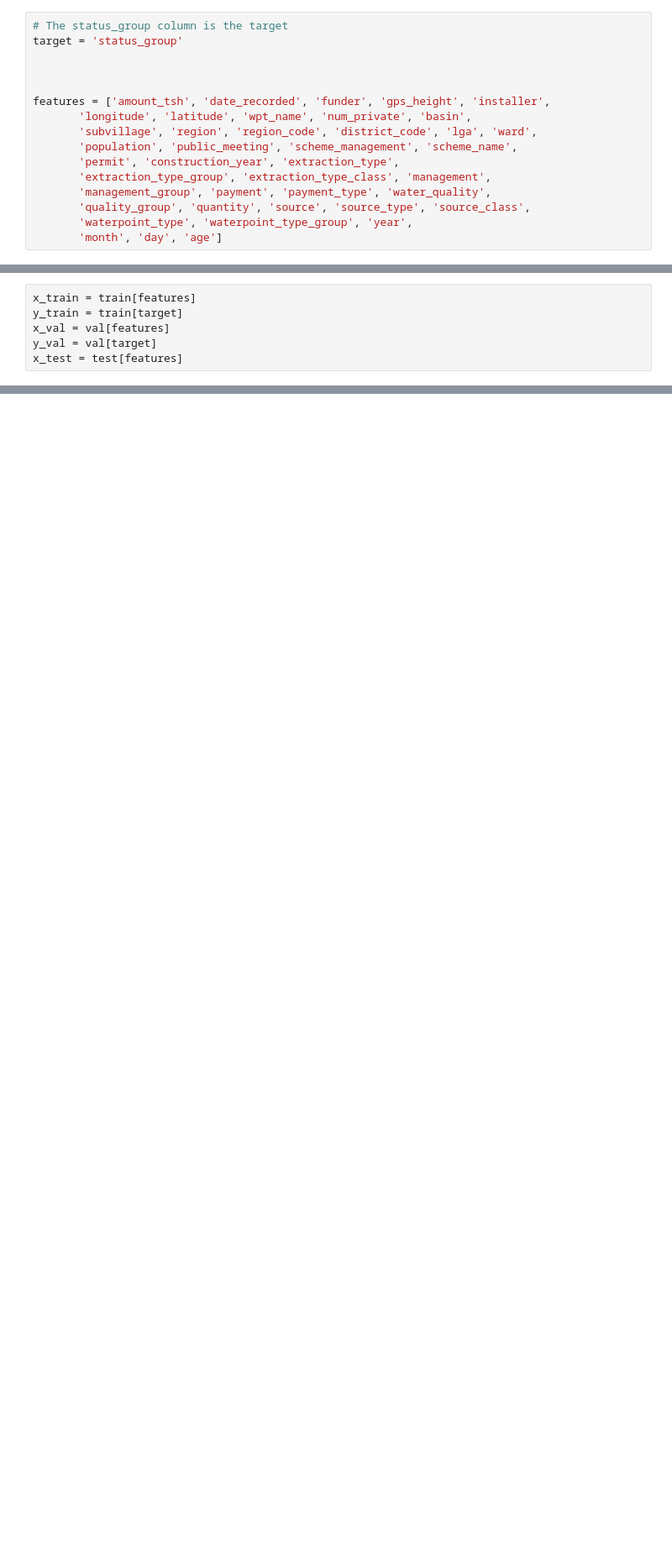
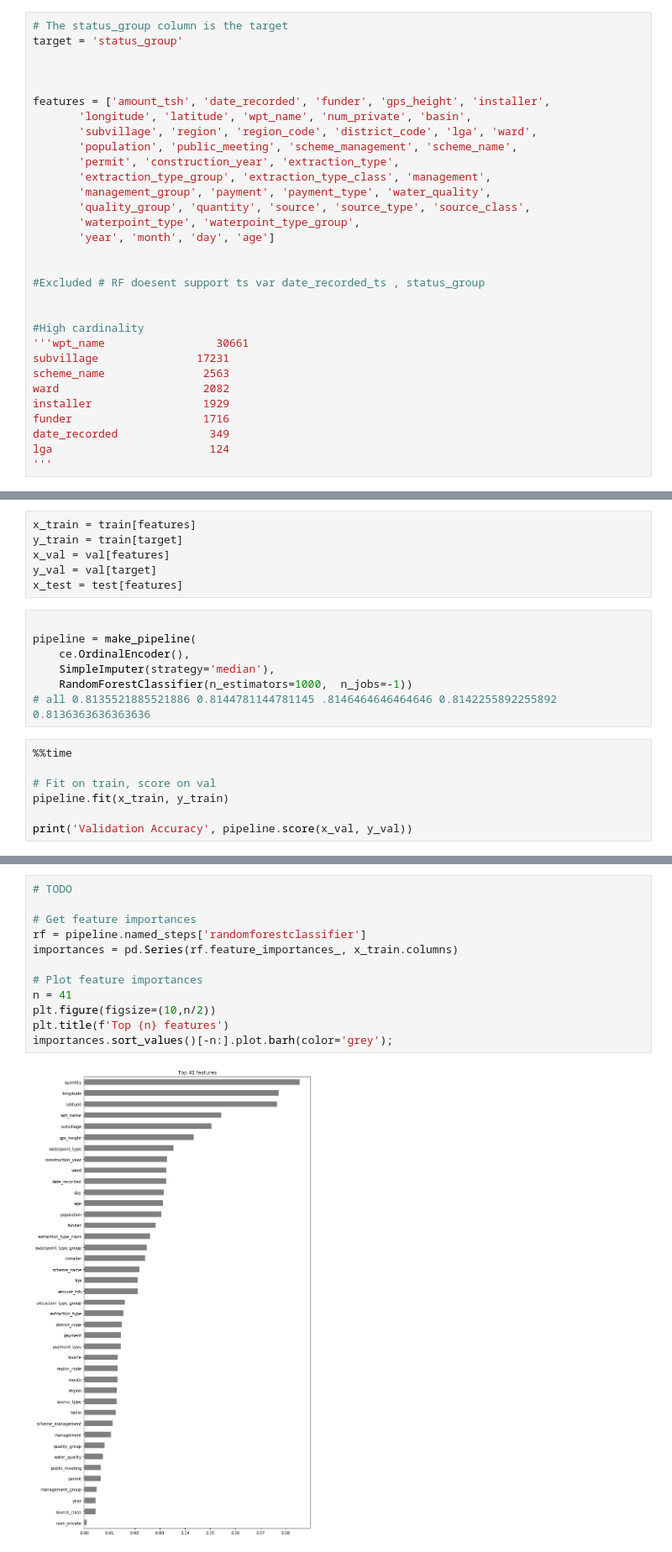
Before and after one commit to bloominstituteoftechnology/DS-Unit-2-Tree-Ensembles, a Jupyter notebook: module2-random-forests/Kaggle submition RF.ipynb, the cells around one changed output, grey strips where cells are left out. Shown at 84% size. Saved outputs shown, nothing was run; the diff lists cells and outputs as text; blank space fills up the shorter version.

Commit message:
Fininished Random Forest

```diff
--- a/module2-random-forests/Kaggle submition RF.ipynb
+++ b/module2-random-forests/Kaggle submition RF.ipynb
@@ -95,5 +95,20 @@ features = ['amount_tsh', 'date_recorded', 'funder', 'gps_height', 'installer',
        'extraction_type_group', 'extraction_type_class', 'management',
        'management_group', 'payment', 'payment_type', 'water_quality',
        'quality_group', 'quantity', 'source', 'source_type', 'source_class',
-       'waterpoint_type', 'waterpoint_type_group', 'year',
-       'month', 'day', 'age']
+       'waterpoint_type', 'waterpoint_type_group',
+       'year', 'month', 'day', 'age']
+
+
+#Excluded # RF doesent support ts var date_recorded_ts , status_group
+
+
+#High cardinality
+'''wpt_name                 30661
+subvillage               17231
+scheme_name               2563
+ward                      2082
+installer                 1929
+funder                    1716
+date_recorded              349
+lga                        124
+'''
@@ -103,3 +120,17 @@ y_train = train[target]
 x_val = val[features]
 y_val = val[target]
 x_test = test[features]
+# %%
+
+pipeline = make_pipeline(
+    ce.OrdinalEncoder(),
+    SimpleImputer(strategy='median'),
+    RandomForestClassifier(n_estimators=1000,  n_jobs=-1))
+# all 0.8135521885521886 0.8144781144781145 .8146464646464646 0.8142255892255892 0.8136363636363636
+# %%
+%%time
+
+# Fit on train, score on val
+pipeline.fit(x_train, y_train)
+
+print('Validation Accuracy', pipeline.score(x_val, y_val))
@@ -105,0 +139,14 @@ x_test = test[features]
+# %%
+# TODO
+
+# Get feature importances
+rf = pipeline.named_steps['randomforestclassifier']
+importances = pd.Series(rf.feature_importances_, x_train.columns)
+
+# Plot feature importances
+n = 41
+plt.figure(figsize=(10,n/2))
+plt.title(f'Top {n} features')
+importances.sort_values()[-n:].plot.barh(color='grey');
+# %% [output]
+[figure, added]
```
Also changed, not shown: parts of 7 cells of this notebook, 1 other file.
